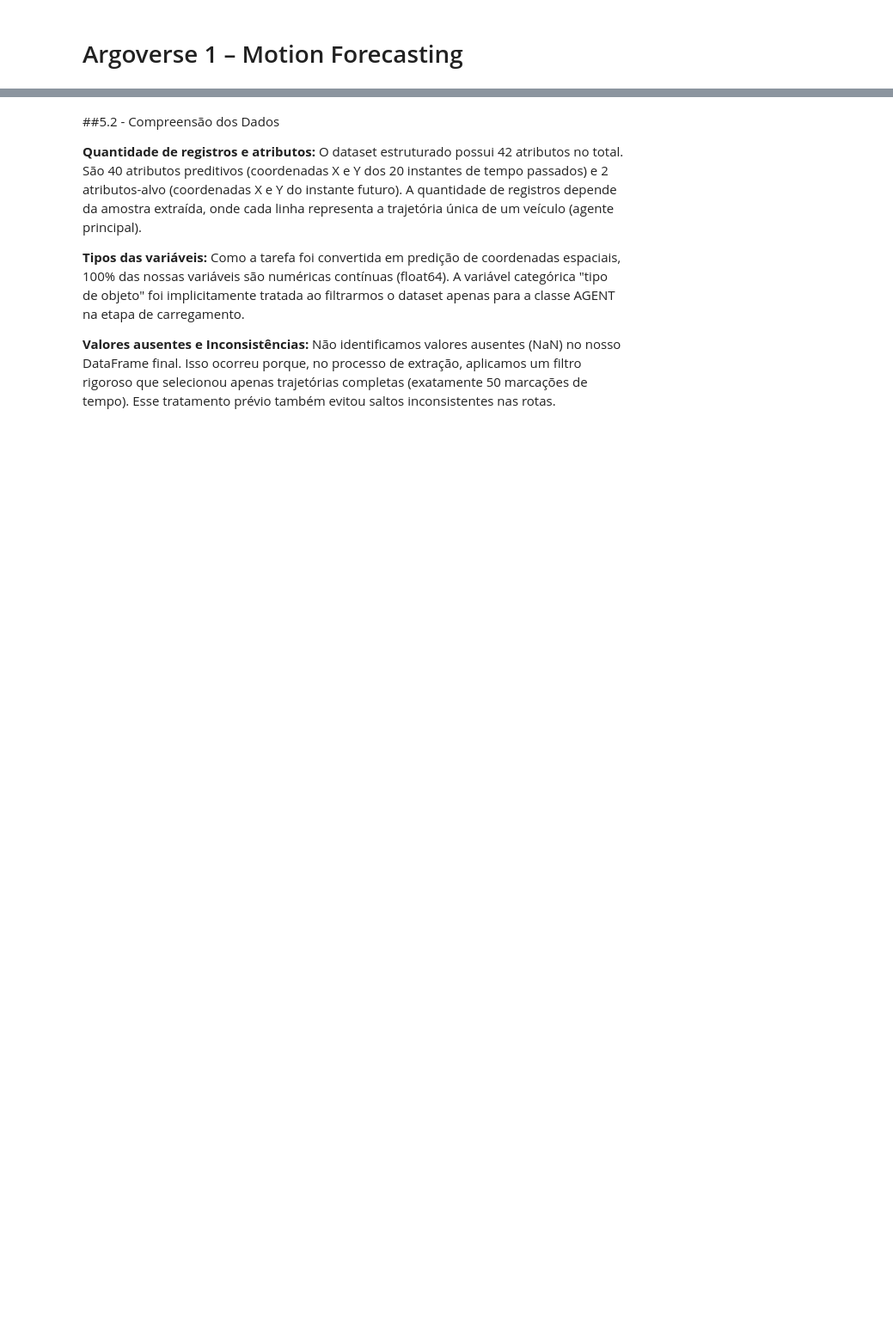
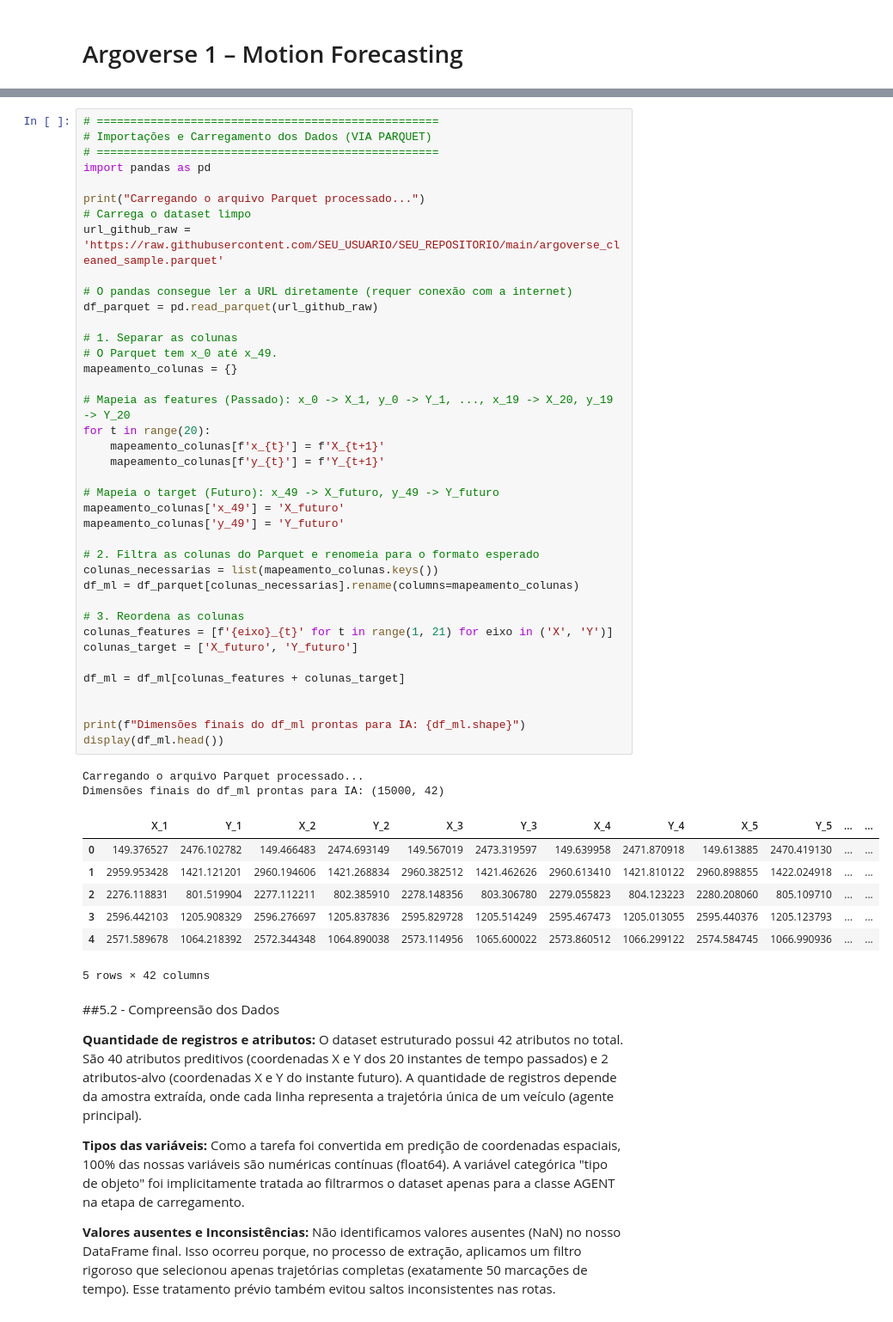
Before and after one commit to LuccaDultra/FIA-Argoverse, a Jupyter notebook: Argoverse.ipynb, the cells around one changed output, grey strips where cells are left out. Shown at 86% size. Cells and saved outputs as stored; diff of their text form; blank space fills up the shorter version.

```diff
--- a/Argoverse.ipynb
+++ b/Argoverse.ipynb
@@ -66,3 +17,52 @@ Dimensões finais do df_ml prontas para IA: (0, 42)
+# %%
+# ===================================================
+# Importações e Carregamento dos Dados (VIA PARQUET)
+# ===================================================
+import pandas as pd
+
+print("Carregando o arquivo Parquet processado...")
+# Carrega o dataset limpo
+url_github_raw = 'https://raw.githubusercontent.com/SEU_USUARIO/SEU_REPOSITORIO/main/argoverse_cleaned_sample.parquet'
+
+# O pandas consegue ler a URL diretamente (requer conexão com a internet)
+df_parquet = pd.read_parquet(url_github_raw)
+
+# 1. Separar as colunas
+# O Parquet tem x_0 até x_49.
+mapeamento_colunas = {}
+
+# Mapeia as features (Passado): x_0 -> X_1, y_0 -> Y_1, ..., x_19 -> X_20, y_19 -> Y_20
+for t in range(20):
+    mapeamento_colunas[f'x_{t}'] = f'X_{t+1}'
+    mapeamento_colunas[f'y_{t}'] = f'Y_{t+1}'
+
+# Mapeia o target (Futuro): x_49 -> X_futuro, y_49 -> Y_futuro
+mapeamento_colunas['x_49'] = 'X_futuro'
+mapeamento_colunas['y_49'] = 'Y_futuro'
+
+# 2. Filtra as colunas do Parquet e renomeia para o formato esperado
+colunas_necessarias = list(mapeamento_colunas.keys())
+df_ml = df_parquet[colunas_necessarias].rename(columns=mapeamento_colunas)
+
+# 3. Reordena as colunas
+colunas_features = [f'{eixo}_{t}' for t in range(1, 21) for eixo in ('X', 'Y')]
+colunas_target = ['X_futuro', 'Y_futuro']
+
+df_ml = df_ml[colunas_features + colunas_target]
+
+
+print(f"Dimensões finais do df_ml prontas para IA: {df_ml.shape}")
+display(df_ml.head())
+# %% [output]
+Carregando o arquivo Parquet processado...
+Dimensões finais do df_ml prontas para IA: (15000, 42)
+|  | X_1 | Y_1 | X_2 | Y_2 | X_3 | Y_3 | X_4 | Y_4 | X_5 | Y_5 | ... | ... |
+| 0 | 149.376527 | 2476.102782 | 149.466483 | 2474.693149 | 149.567019 | 2473.319597 | 149.639958 | 2471.870918 | 149.613885 | 2470.419130 | ... | ... |
+| 1 | 2959.953428 | 1421.121201 | 2960.194606 | 1421.268834 | 2960.382512 | 1421.462626 | 2960.613410 | 1421.810122 | 2960.898855 | 1422.024918 | ... | ... |
+| 2 | 2276.118831 | 801.519904 | 2277.112211 | 802.385910 | 2278.148356 | 803.306780 | 2279.055823 | 804.123223 | 2280.208060 | 805.109710 | ... | ... |
+| 3 | 2596.442103 | 1205.908329 | 2596.276697 | 1205.837836 | 2595.829728 | 1205.514249 | 2595.467473 | 1205.013055 | 2595.440376 | 1205.123793 | ... | ... |
+| 4 | 2571.589678 | 1064.218392 | 2572.344348 | 1064.890038 | 2573.114956 | 1065.600022 | 2573.860512 | 1066.299122 | 2574.584745 | 1066.990936 | ... | ... |
+5 rows × 42 columns
 # %% [markdown]
 ##5.2 - Compreensão dos Dados
 
```
Also changed, not shown: parts of 7 cells of this notebook, 3 other files.
